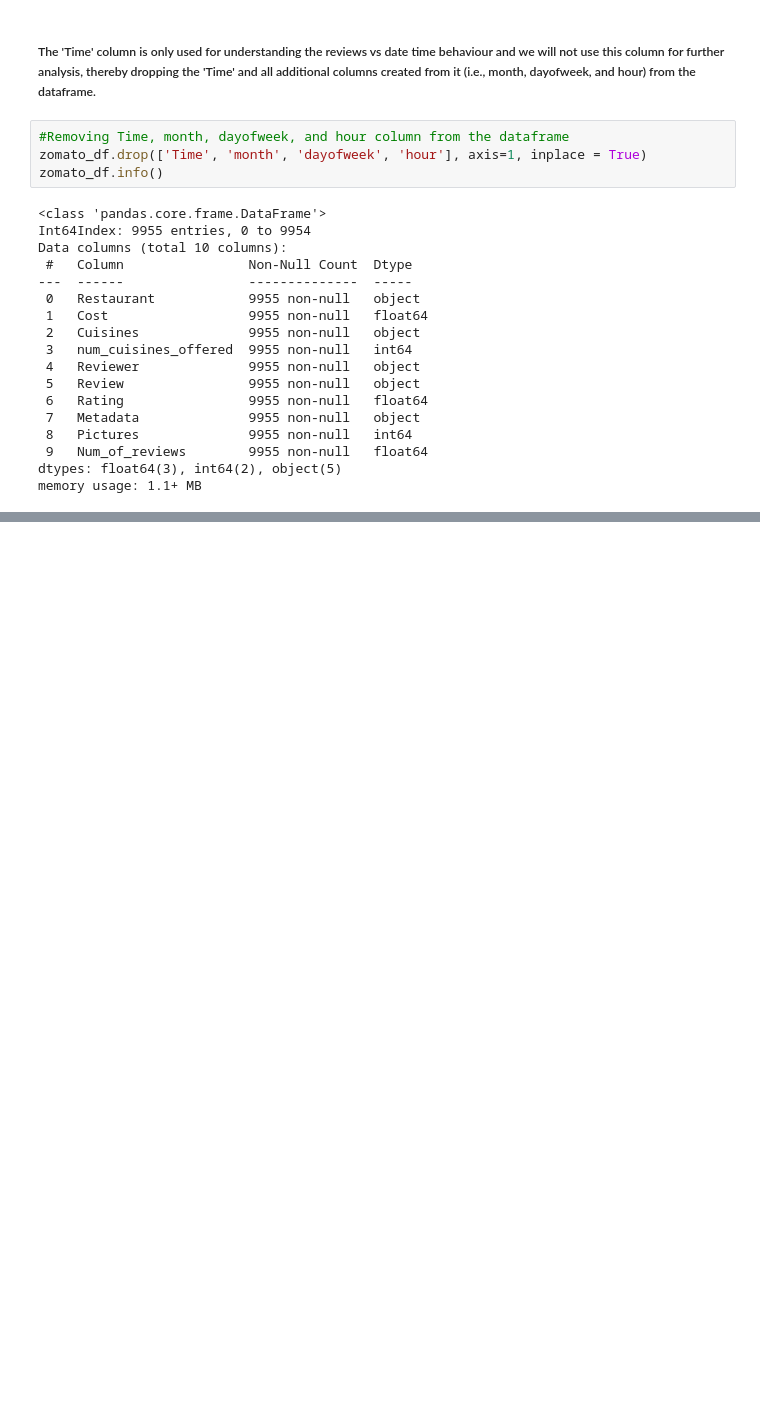
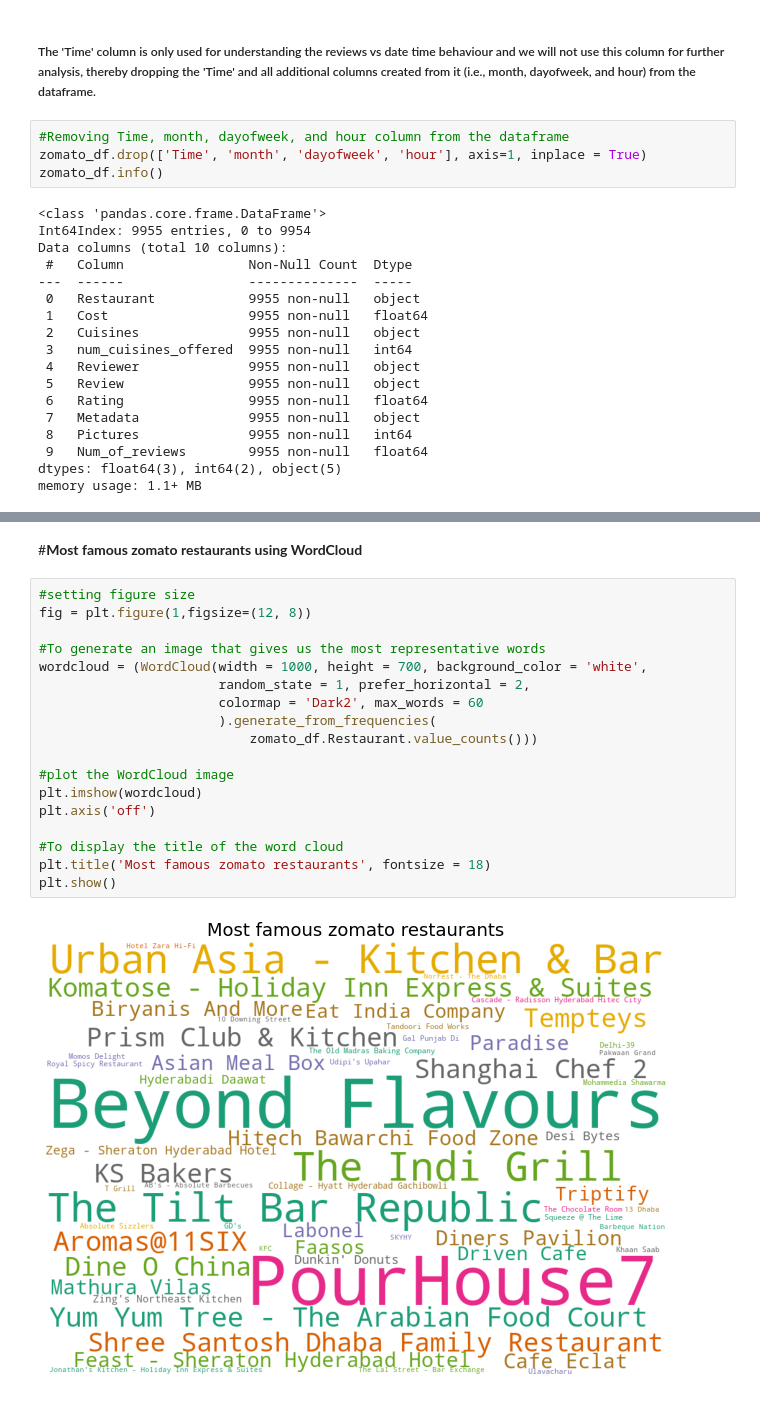
Before and after one commit to Akshadanair/Zomato-Restaurant-Clustering-and-Sentiment-Analysis, a Jupyter notebook: Zomato_Restaurant_Clustering_and_Sentiment_Analysis.ipynb, the cells around one changed output, grey strips where cells are left out. Drawn from its saved outputs; the diff is of its cells as text; blank space fills up the shorter version.

```diff
--- a/Zomato_Restaurant_Clustering_and_Sentiment_Analysis.ipynb
+++ b/Zomato_Restaurant_Clustering_and_Sentiment_Analysis.ipynb
@@ -1338,0 +1468,22 @@ memory usage: 1.1+ MB
+# %% [markdown]
+#**Most famous zomato restaurants using WordCloud**
+# %%
+#setting figure size
+fig = plt.figure(1,figsize=(12, 8))
+
+#To generate an image that gives us the most representative words
+wordcloud = (WordCloud(width = 1000, height = 700, background_color = 'white',
+                       random_state = 1, prefer_horizontal = 2,
+                       colormap = 'Dark2', max_words = 60
+                       ).generate_from_frequencies(
+                           zomato_df.Restaurant.value_counts()))
+
+#plot the WordCloud image
+plt.imshow(wordcloud)
+plt.axis('off')
+
+#To display the title of the word cloud
+plt.title('Most famous zomato restaurants', fontsize = 18)
+plt.show()
+# %% [output]
+[figure, added]
```
Also changed, not shown: parts of 27 cells of this notebook.
